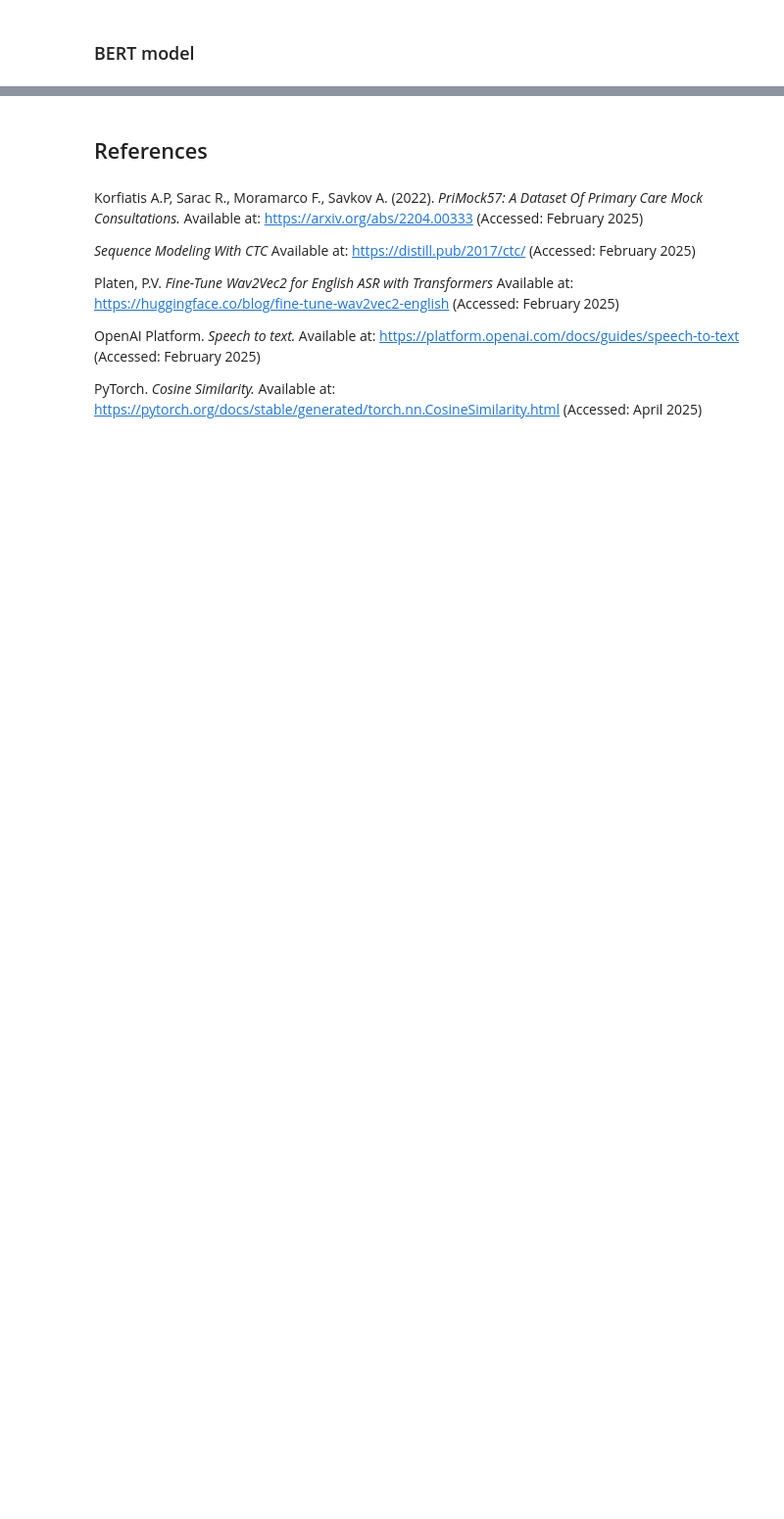
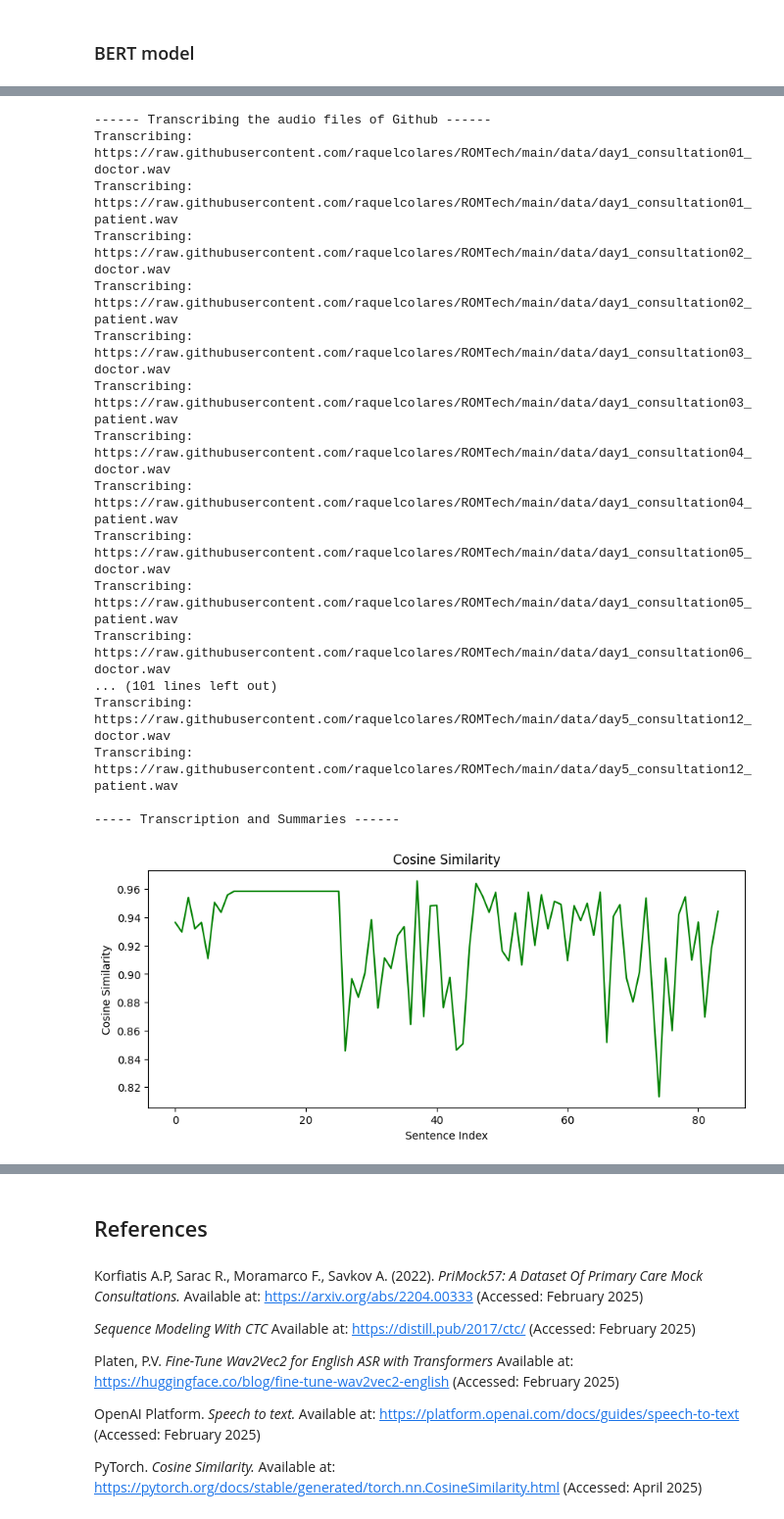
Before and after one commit to raquelcolares/ROMTech, a Jupyter notebook: notebook/ROMTech.ipynb, the cells around one changed output, grey strips where cells are left out. Shown at 98% size. Saved outputs shown, nothing was run; the diff lists cells and outputs as text; code cells hidden in the pictures; blank space fills up the shorter version.

Commit message:
uploading notebook - eith BERT, autoencoder and Whisper

```diff
--- a/notebook/ROMTech.ipynb
+++ b/notebook/ROMTech.ipynb
@@ -266,2 +268,11 @@ Summary (5):  Hello Hello there Is that what you're worried about? Is that what
 # %% [markdown]
 ### BERT model
+# %%
+# Loading and defining the Bert model
+def load_bert_model():
+    tokenizer = BertTokenizer.from_pretrained("bert-base-uncased")
+    model = BertModel.from_pretrained("bert-base-uncased")
+    model.eval()
+    return tokenizer, model
+
+tokenizer, bert_model = load_bert_model()
@@ -267,0 +282,9 @@ Summary (5):  Hello Hello there Is that what you're worried about? Is that what
+# %%
+# Getting the sentence embedding from BERT
+def get_sentence_embedding(sentence):
+    inputs = tokenizer(sentence, return_tensors="pt", truncation=True, padding=True)
+    with torch.no_grad():
+        outputs = bert_model(**inputs)
+    # Using the CLS token (classification token) embedding as the sentence representation
+    cls_embedding = outputs.last_hidden_state[:, 0, :]
+    return cls_embedding.squeeze().numpy()
@@ -267,0 +317,39 @@ Summary (5):  Hello Hello there Is that what you're worried about? Is that what
+# %%
+# Main function for the transcription and summarization process
+def main():
+    print("\n------ Transcribing the audio files of Github ------")
+    transcriptions = transcribe_all_from_github()
+
+    avg_similarities = []
+
+    print("\n----- Transcription and Summaries ------")
+    # Printing a few transcriptions and summaries for analysis
+    for i, transcription in enumerate(transcriptions[:5]):
+        summary, avg_sim = summarize_with_bert(transcription, plot=(i == 0))
+        avg_similarities.append(avg_sim)
+        print(f"\nTranscript ({i+1}): {transcription}")
+        print(f"Summary ({i+1}): {summary}")
+        print(f"Cosine Similarity ({i+1}): {avg_sim:.4f}")
+
+
+if __name__ == "__main__":
+    main()
+# %% [output]
+------ Transcribing the audio files of Github ------
+Transcribing: https://raw.githubusercontent.com/raquelcolares/ROMTech/main/data/day1_consultation01_doctor.wav
+Transcribing: https://raw.githubusercontent.com/raquelcolares/ROMTech/main/data/day1_consultation01_patient.wav
+Transcribing: https://raw.githubusercontent.com/raquelcolares/ROMTech/main/data/day1_consultation02_doctor.wav
+Transcribing: https://raw.githubusercontent.com/raquelcolares/ROMTech/main/data/day1_consultation02_patient.wav
+Transcribing: https://raw.githubusercontent.com/raquelcolares/ROMTech/main/data/day1_consultation03_doctor.wav
+Transcribing: https://raw.githubusercontent.com/raquelcolares/ROMTech/main/data/day1_consultation03_patient.wav
+Transcribing: https://raw.githubusercontent.com/raquelcolares/ROMTech/main/data/day1_consultation04_doctor.wav
+Transcribing: https://raw.githubusercontent.com/raquelcolares/ROMTech/main/data/day1_consultation04_patient.wav
+Transcribing: https://raw.githubusercontent.com/raquelcolares/ROMTech/main/data/day1_consultation05_doctor.wav
+Transcribing: https://raw.githubusercontent.com/raquelcolares/ROMTech/main/data/day1_consultation05_patient.wav
+Transcribing: https://raw.githubusercontent.com/raquelcolares/ROMTech/main/data/day1_consultation06_doctor.wav
+... (101 lines left out)
+Transcribing: https://raw.githubusercontent.com/raquelcolares/ROMTech/main/data/day5_consultation12_doctor.wav
+Transcribing: https://raw.githubusercontent.com/raquelcolares/ROMTech/main/data/day5_consultation12_patient.wav
+
+----- Transcription and Summaries ------
+[figure, added]
```
Also changed, not shown: parts of 6 cells of this notebook.
